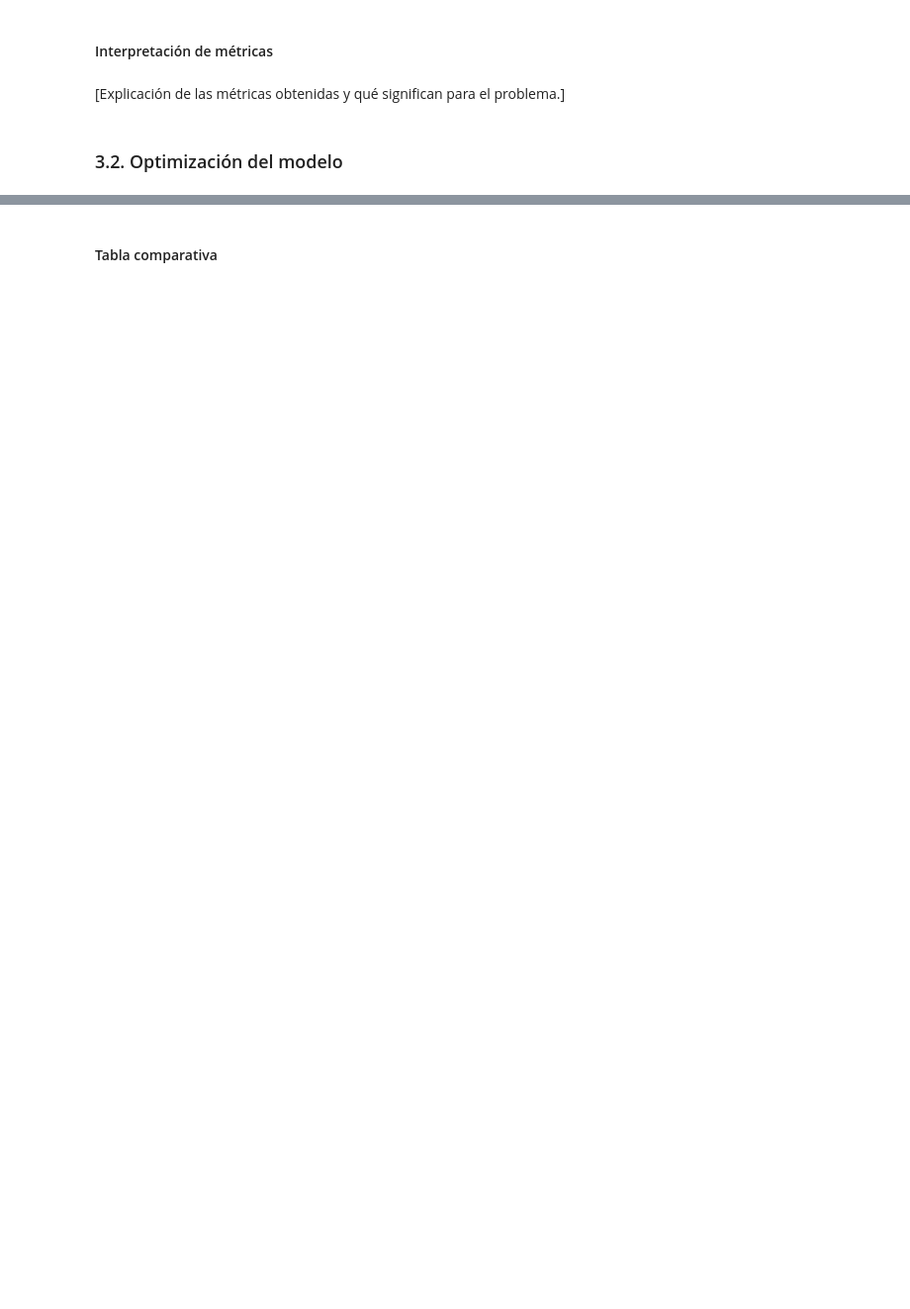
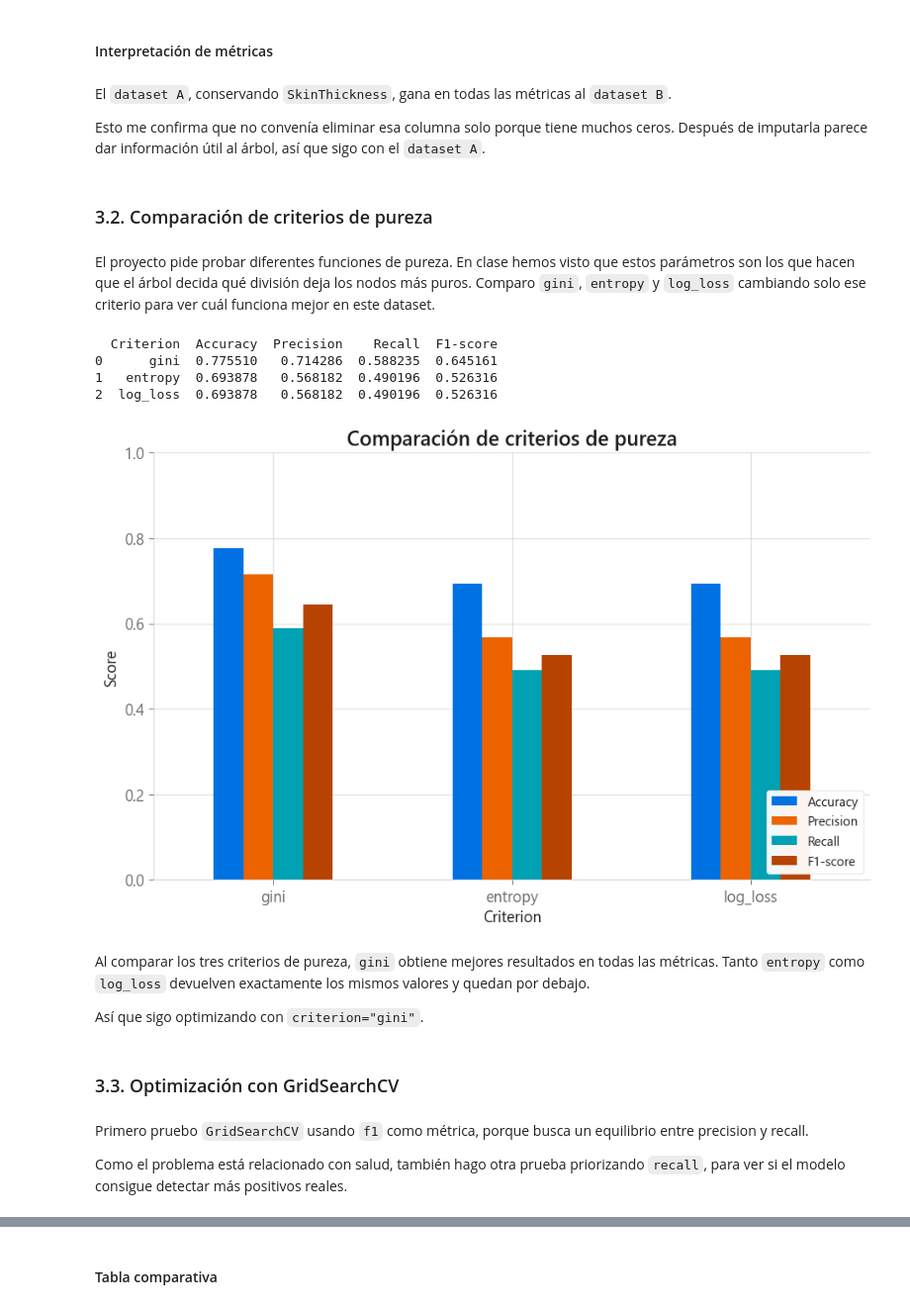
Before and after one commit to Cerco01/decision-tree-diabetes, a Jupyter notebook: src/explore.ipynb, the cells around one changed output, grey strips where cells are left out. Shown at 99% size. Cells and saved outputs as stored; diff of their text form; code cells hidden in the pictures; blank space fills up the shorter version.

```diff
--- a/src/explore.ipynb
+++ b/src/explore.ipynb
@@ -85,0 +297,9 @@ Prefiero hacer el `split` antes del encoding porque sino los tests nos pueden mo
+# %%
+X_train_A = X_train_imputed.copy()
+X_test_A = X_test_imputed.copy()
+
+X_train_B = X_train_imputed.drop(columns=["SkinThickness"])
+X_test_B = X_test_imputed.drop(columns=["SkinThickness"])
+
+print(f"Dataset A con SkinThickness: {X_train_A.shape}, {X_test_A.shape}")
+print(f"Dataset B sin SkinThickness: {X_train_B.shape}, {X_test_B.shape}")
@@ -98,7 +405,62 @@ Prefiero hacer el `split` antes del encoding porque sino los tests nos pueden mo
 # %% [markdown]
 #### Interpretación de métricas
-# %% [markdown]
-[Explicación de las métricas obtenidas y qué significan para el problema.]
+# %% [markdown]
+El `dataset A`, conservando `SkinThickness`, gana en todas las métricas al `dataset B`.
+
+Esto me confirma que no convenía eliminar esa columna solo porque tiene muchos ceros. Después de imputarla parece dar información útil al árbol, así que sigo con el `dataset A`.
+# %% [markdown]
+### 3.2. Comparación de criterios de pureza
+# %% [markdown]
+El proyecto pide probar diferentes funciones de pureza. En clase hemos visto que estos parámetros son los que hacen que el árbol decida qué división deja los nodos más puros. Comparo `gini`, `entropy` y `log_loss` cambiando solo ese criterio para ver cuál funciona mejor en este dataset.
+# %%
+criteria = ["gini", "entropy", "log_loss"]
+
+criterion_results = []
+
+for criterion in criteria:
+    model = DecisionTreeClassifier(
+        criterion=criterion,
+        random_state=42
+    )
+
+    model.fit(X_train_A, y_train)
+    y_pred = model.predict(X_test_A)
+
+    criterion_results.append({
+        "Criterion": criterion,
+        "Accuracy": accuracy_score(y_test, y_pred),
+        "Precision": precision_score(y_test, y_pred),
+        "Recall": recall_score(y_test, y_pred),
+        "F1-score": f1_score(y_test, y_pred)
+    })
+
+criterion_results_df = pd.DataFrame(criterion_results)
+
+print(criterion_results_df)
+# %% [output]
+  Criterion  Accuracy  Precision    Recall  F1-score
+0      gini  0.775510   0.714286  0.588235  0.645161
+1   entropy  0.693878   0.568182  0.490196  0.526316
+2  log_loss  0.693878   0.568182  0.490196  0.526316
+# %%
+criterion_results_df.set_index("Criterion").plot(kind="bar", figsize=(10, 6))
+
+plt.title("Comparación de criterios de pureza")
+plt.ylabel("Score")
+plt.ylim(0, 1)
+plt.xticks(rotation=0)
+plt.legend(loc="lower right")
+plt.show()
+# %% [output]
+[figure, added]
+# %% [markdown]
+Al comparar los tres criterios de pureza, `gini` obtiene mejores resultados en todas las métricas. Tanto `entropy` como `log_loss` devuelven exactamente los mismos valores y quedan por debajo.
+
+Así que sigo optimizando con `criterion="gini"`.
 # %% [markdown]
-### 3.2. Optimización del modelo
+### 3.3. Optimización con GridSearchCV
+# %% [markdown]
+Primero pruebo `GridSearchCV` usando `f1` como métrica, porque busca un equilibrio entre precision y recall.
+
+Como el problema está relacionado con salud, también hago otra prueba priorizando `recall`, para ver si el modelo consigue detectar más positivos reales.
 # %% [markdown]
```
Also changed, not shown: parts of 86 cells of this notebook, 4 other files.
